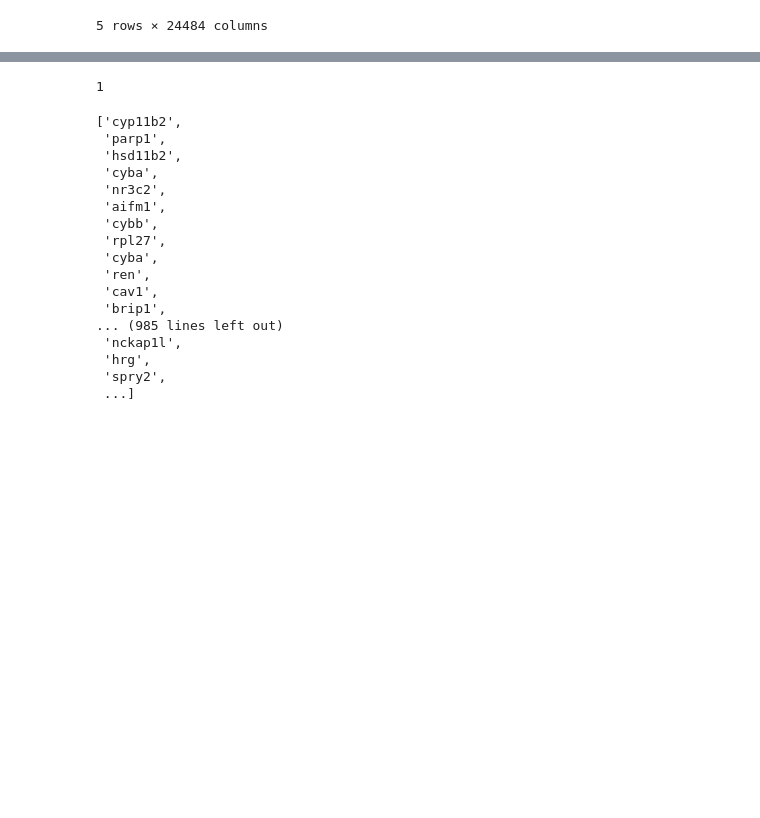
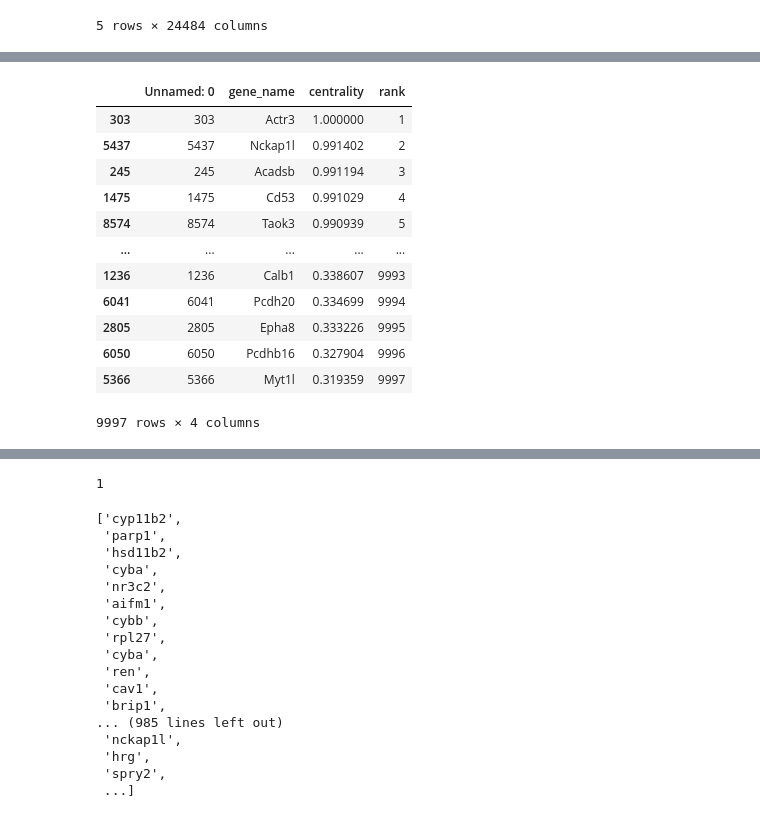
Before and after one commit to aeaswar81/MultiCens, a Jupyter notebook: Mouse centrality Leptin Aravind.ipynb, the cells around one changed output, grey strips where cells are left out. Drawn from its saved outputs; the diff is of its cells as text; code cells hidden in the pictures; blank space fills up the shorter version.

```diff
--- a/Mouse centrality Leptin Aravind.ipynb
+++ b/Mouse centrality Leptin Aravind.ipynb
@@ -379,0 +469,18 @@ NameError: name 'g' is not defined
+# %%
+withinsulin=pd.read_csv("adp_hyp_insulin_trait_added_0.9.csv")
+# %%
+withinsulin.sort_values(by="rank")
+# %% [output]
+|  | Unnamed: 0 | gene_name | centrality | rank |
+| 303 | 303 | Actr3 | 1.000000 | 1 |
+| 5437 | 5437 | Nckap1l | 0.991402 | 2 |
+| 245 | 245 | Acadsb | 0.991194 | 3 |
+| 1475 | 1475 | Cd53 | 0.991029 | 4 |
+| 8574 | 8574 | Taok3 | 0.990939 | 5 |
+| ... | ... | ... | ... | ... |
+| 1236 | 1236 | Calb1 | 0.338607 | 9993 |
+| 6041 | 6041 | Pcdh20 | 0.334699 | 9994 |
+| 2805 | 2805 | Epha8 | 0.333226 | 9995 |
+| 6050 | 6050 | Pcdhb16 | 0.327904 | 9996 |
+| 5366 | 5366 | Myt1l | 0.319359 | 9997 |
+9997 rows × 4 columns
```
Also changed, not shown: parts of 23 cells of this notebook, 8 other files.
